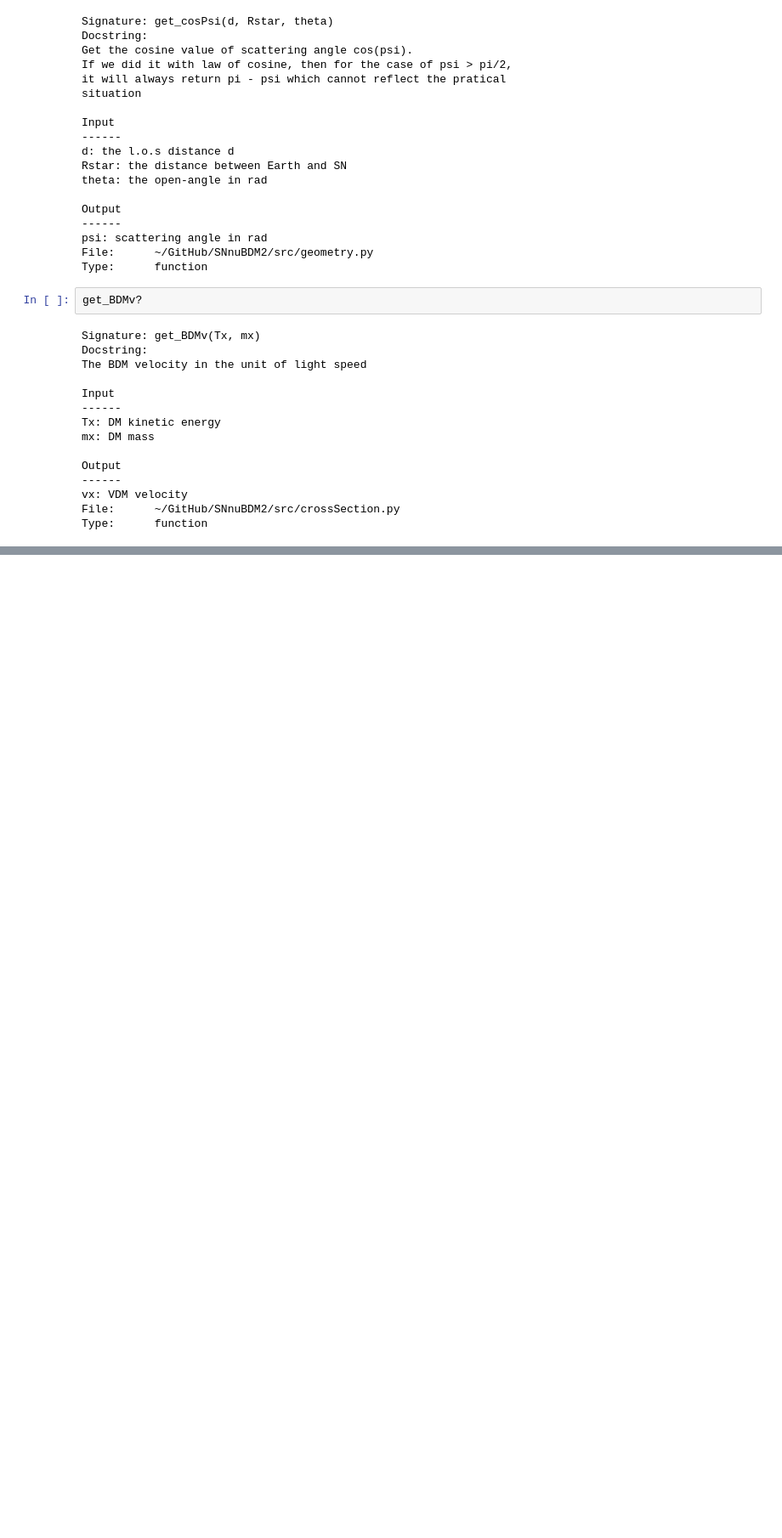
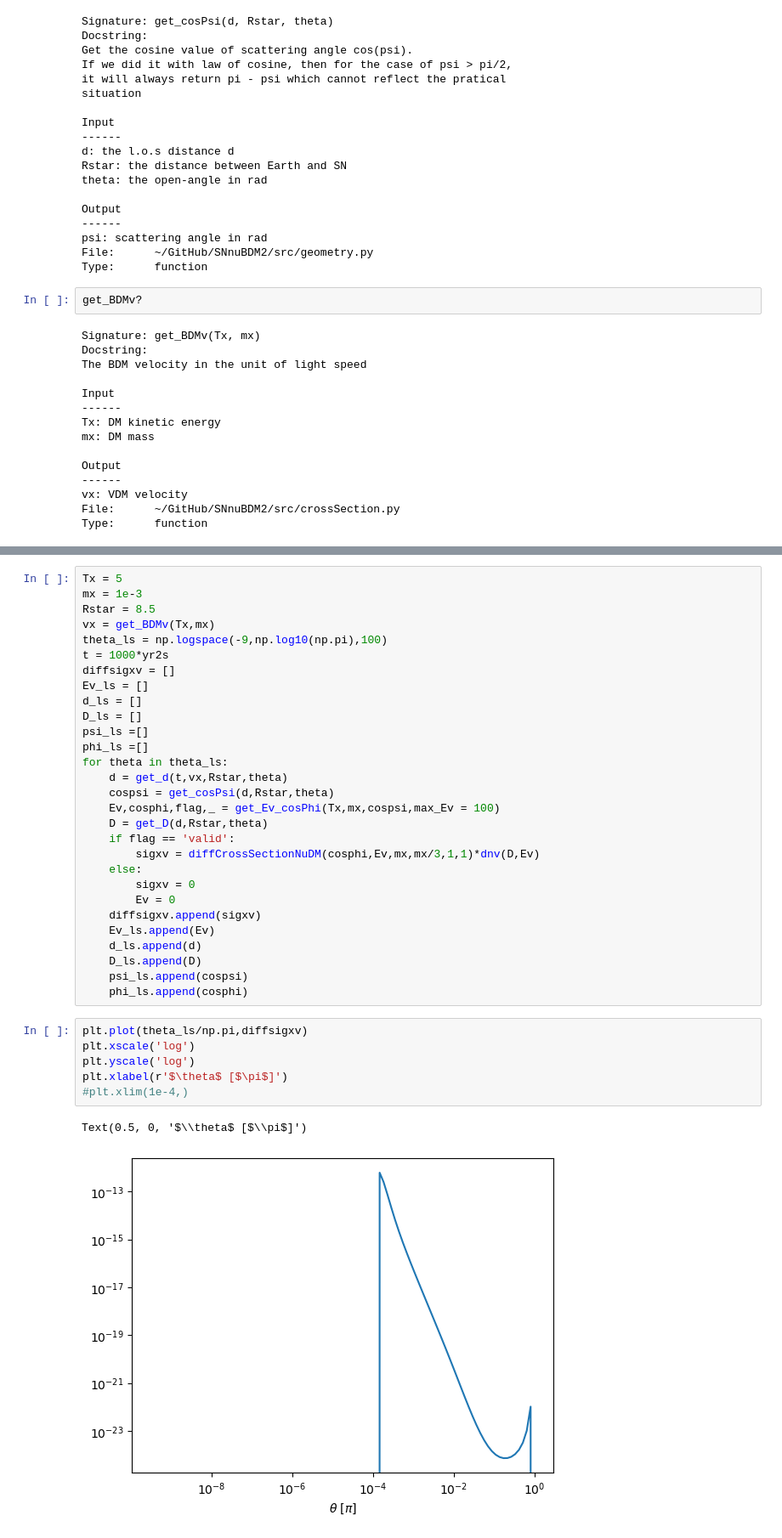
Before and after one commit to yenhsunlin/SNnuBDM2, a Jupyter notebook: src/snvbdm.ipynb, the cells around one changed output, grey strips where cells are left out. Shown at 85% size. Saved outputs shown, nothing was run; the diff lists cells and outputs as text; blank space fills up the shorter version.

```diff
--- a/src/snvbdm.ipynb
+++ b/src/snvbdm.ipynb
@@ -453,0 +493,38 @@ Type:      function
+# %%
+Tx = 5
+mx = 1e-3
+Rstar = 8.5
+vx = get_BDMv(Tx,mx)
+theta_ls = np.logspace(-9,np.log10(np.pi),100)
+t = 1000*yr2s
+diffsigxv = []
+Ev_ls = []
+d_ls = []
+D_ls = []
+psi_ls =[]
+phi_ls =[]
+for theta in theta_ls:
+    d = get_d(t,vx,Rstar,theta)
+    cospsi = get_cosPsi(d,Rstar,theta)
+    Ev,cosphi,flag,_ = get_Ev_cosPhi(Tx,mx,cospsi,max_Ev = 100)
+    D = get_D(d,Rstar,theta)
+    if flag == 'valid':
+        sigxv = diffCrossSectionNuDM(cosphi,Ev,mx,mx/3,1,1)*dnv(D,Ev)
+    else:
+        sigxv = 0
+        Ev = 0
+    diffsigxv.append(sigxv)
+    Ev_ls.append(Ev)
+    d_ls.append(d)
+    D_ls.append(D)
+    psi_ls.append(cospsi)
+    phi_ls.append(cosphi)
+# %%
+plt.plot(theta_ls/np.pi,diffsigxv)
+plt.xscale('log')
+plt.yscale('log')
+plt.xlabel(r'$\theta$ [$\pi$]')
+#plt.xlim(1e-4,)
+# %% [output]
+Text(0.5, 0, '$\\theta$ [$\\pi$]')
+[figure, added]
```
Also changed, not shown: parts of 14 cells of this notebook, 1 other file.
